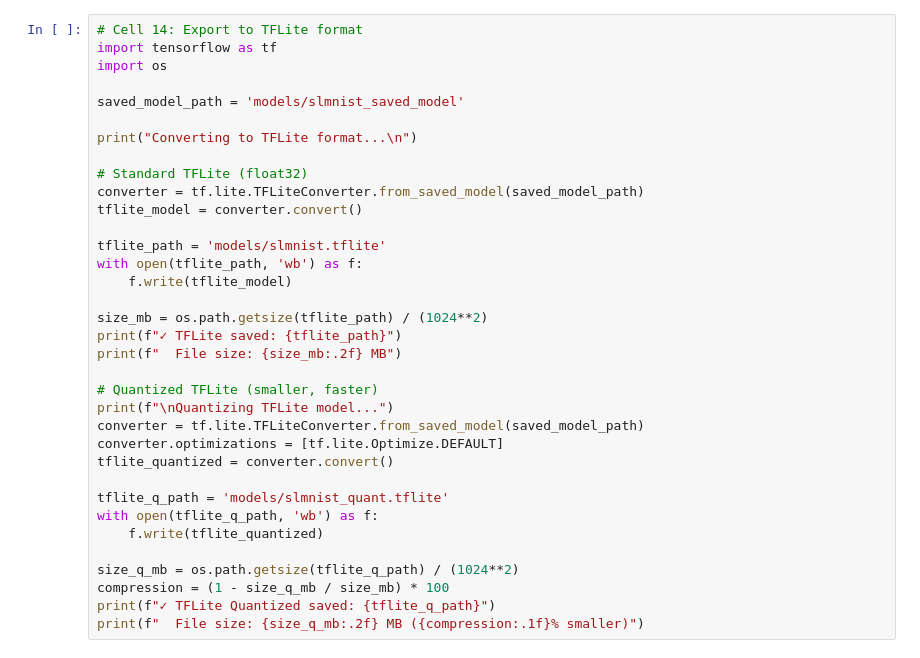
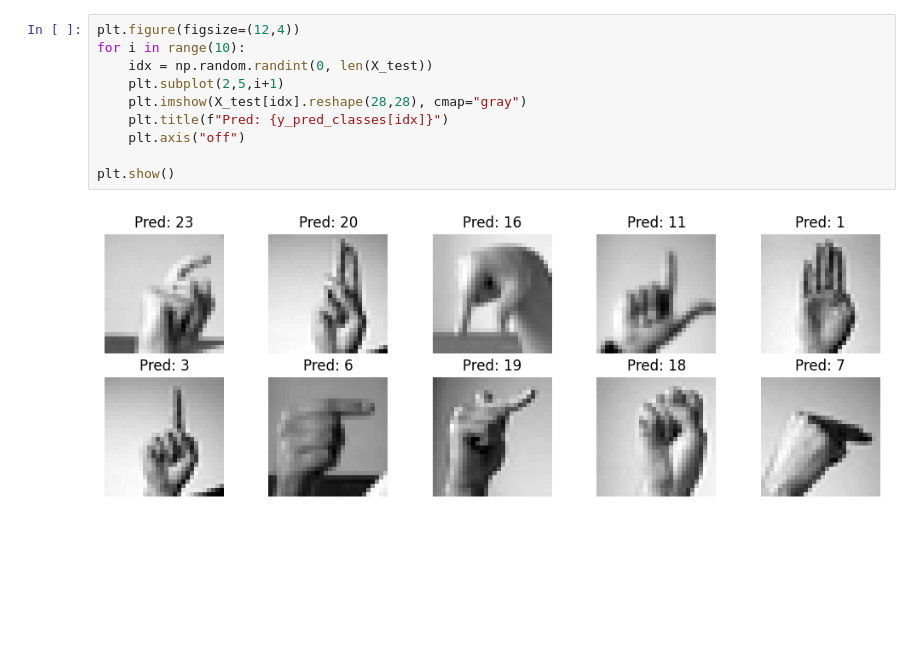
Before and after one commit to MaulyaSoni/SAMVADSETU.AI, a Jupyter notebook: notebooks/2_SignLanguage_MNIST_Dataset.ipynb, the cells around one changed output. Saved outputs shown, nothing was run; the diff lists cells and outputs as text; blank space fills up the shorter version.

```diff
--- a/notebooks/2_SignLanguage_MNIST_Dataset.ipynb
+++ b/notebooks/2_SignLanguage_MNIST_Dataset.ipynb
@@ -509,35 +178,12 @@ print(f"{'='*60}")
 # %%
-# Cell 14: Export to TFLite format
-import tensorflow as tf
-import os
+plt.figure(figsize=(12,4))
+for i in range(10):
+    idx = np.random.randint(0, len(X_test))
+    plt.subplot(2,5,i+1)
+    plt.imshow(X_test[idx].reshape(28,28), cmap="gray")
+    plt.title(f"Pred: {y_pred_classes[idx]}")
+    plt.axis("off")
 
-saved_model_path = 'models/slmnist_saved_model'
-
-print("Converting to TFLite format...\n")
-
-# Standard TFLite (float32)
-converter = tf.lite.TFLiteConverter.from_saved_model(saved_model_path)
-tflite_model = converter.convert()
-
-tflite_path = 'models/slmnist.tflite'
-with open(tflite_path, 'wb') as f:
-    f.write(tflite_model)
-
-size_mb = os.path.getsize(tflite_path) / (1024**2)
-print(f"✓ TFLite saved: {tflite_path}")
-print(f"  File size: {size_mb:.2f} MB")
-
-# Quantized TFLite (smaller, faster)
-print(f"\nQuantizing TFLite model...")
-converter = tf.lite.TFLiteConverter.from_saved_model(saved_model_path)
-converter.optimizations = [tf.lite.Optimize.DEFAULT]
-tflite_quantized = converter.convert()
-
-tflite_q_path = 'models/slmnist_quant.tflite'
-with open(tflite_q_path, 'wb') as f:
-    f.write(tflite_quantized)
-
-size_q_mb = os.path.getsize(tflite_q_path) / (1024**2)
-compression = (1 - size_q_mb / size_mb) * 100
-print(f"✓ TFLite Quantized saved: {tflite_q_path}")
-print(f"  File size: {size_q_mb:.2f} MB ({compression:.1f}% smaller)")
+plt.show()
+# %% [output]
+[figure, added]
```
Also changed, not shown: parts of 20 cells of this notebook, 52 other files.
